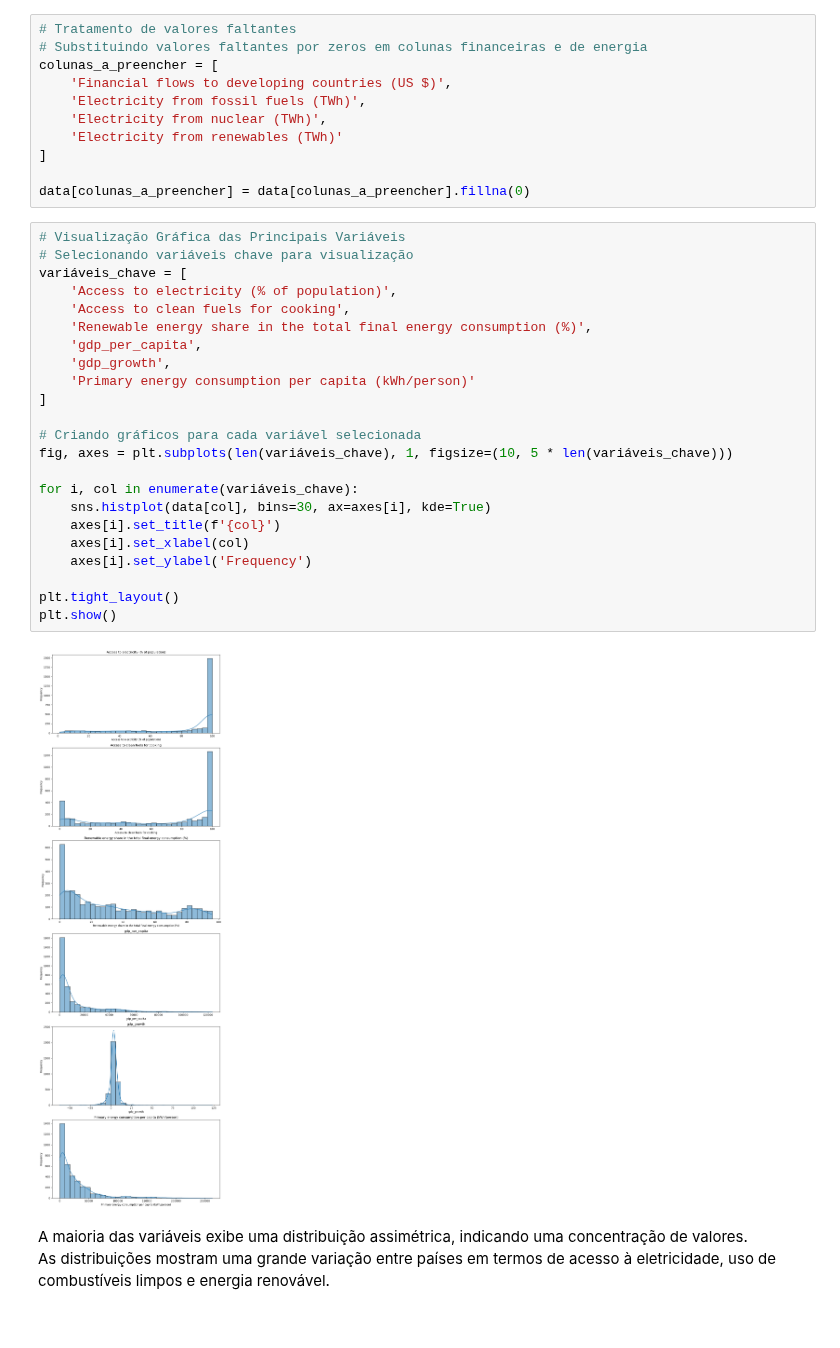
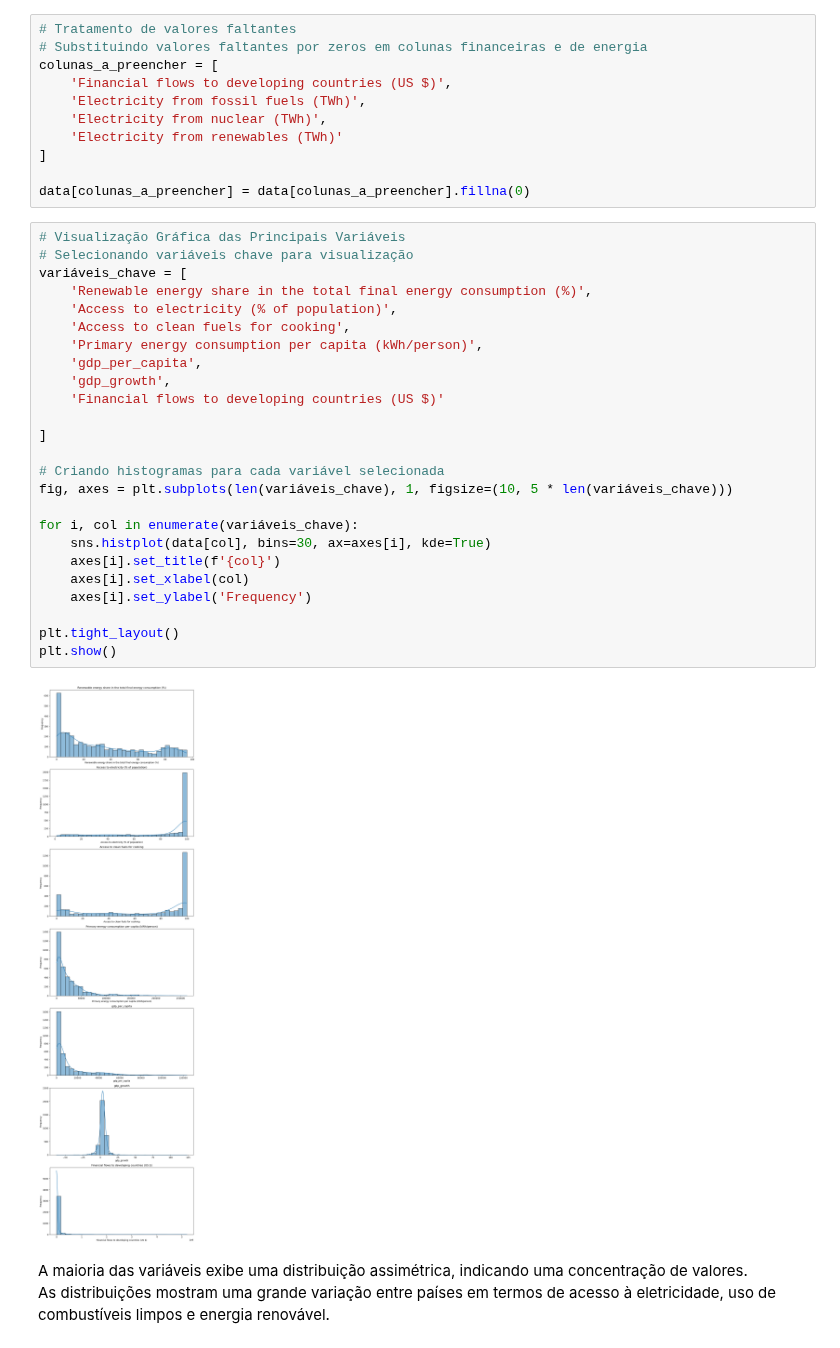
Before and after one commit to Felipefalex/Projeto-Sustainable-Energy, a Jupyter notebook: sustainable_energy.ipynb, the cells around one changed output. Cells and saved outputs as stored; diff of their text form.

```diff
--- a/sustainable_energy.ipynb
+++ b/sustainable_energy.ipynb
@@ -132,28 +132,30 @@ data[colunas_a_preencher] = data[colunas_a_preencher].fillna(0)
 # %%
 # Visualização Gráfica das Principais Variáveis
 # Selecionando variáveis chave para visualização
 variáveis_chave = [
+    'Renewable energy share in the total final energy consumption (%)',
     'Access to electricity (% of population)',
     'Access to clean fuels for cooking',
-    'Renewable energy share in the total final energy consumption (%)',
+    'Primary energy consumption per capita (kWh/person)',
     'gdp_per_capita',
     'gdp_growth',
-    'Primary energy consumption per capita (kWh/person)'
+    'Financial flows to developing countries (US $)'
+
 ]
 
-# Criando gráficos para cada variável selecionada
+# Criando histogramas para cada variável selecionada
 fig, axes = plt.subplots(len(variáveis_chave), 1, figsize=(10, 5 * len(variáveis_chave)))
 
 for i, col in enumerate(variáveis_chave):
     sns.histplot(data[col], bins=30, ax=axes[i], kde=True)
     axes[i].set_title(f'{col}')
     axes[i].set_xlabel(col)
     axes[i].set_ylabel('Frequency')
 
 plt.tight_layout()
 plt.show()
 # %% [output]
-[figure, old version]
+[figure, new version]
 # %% [markdown]
 A maioria das variáveis exibe uma distribuição assimétrica, indicando uma concentração de valores.<br>
 As distribuições mostram uma grande variação entre países em termos de acesso à eletricidade, uso de combustíveis limpos e energia renovável.<br>
```
Also changed, not shown: parts of 6 cells of this notebook.
